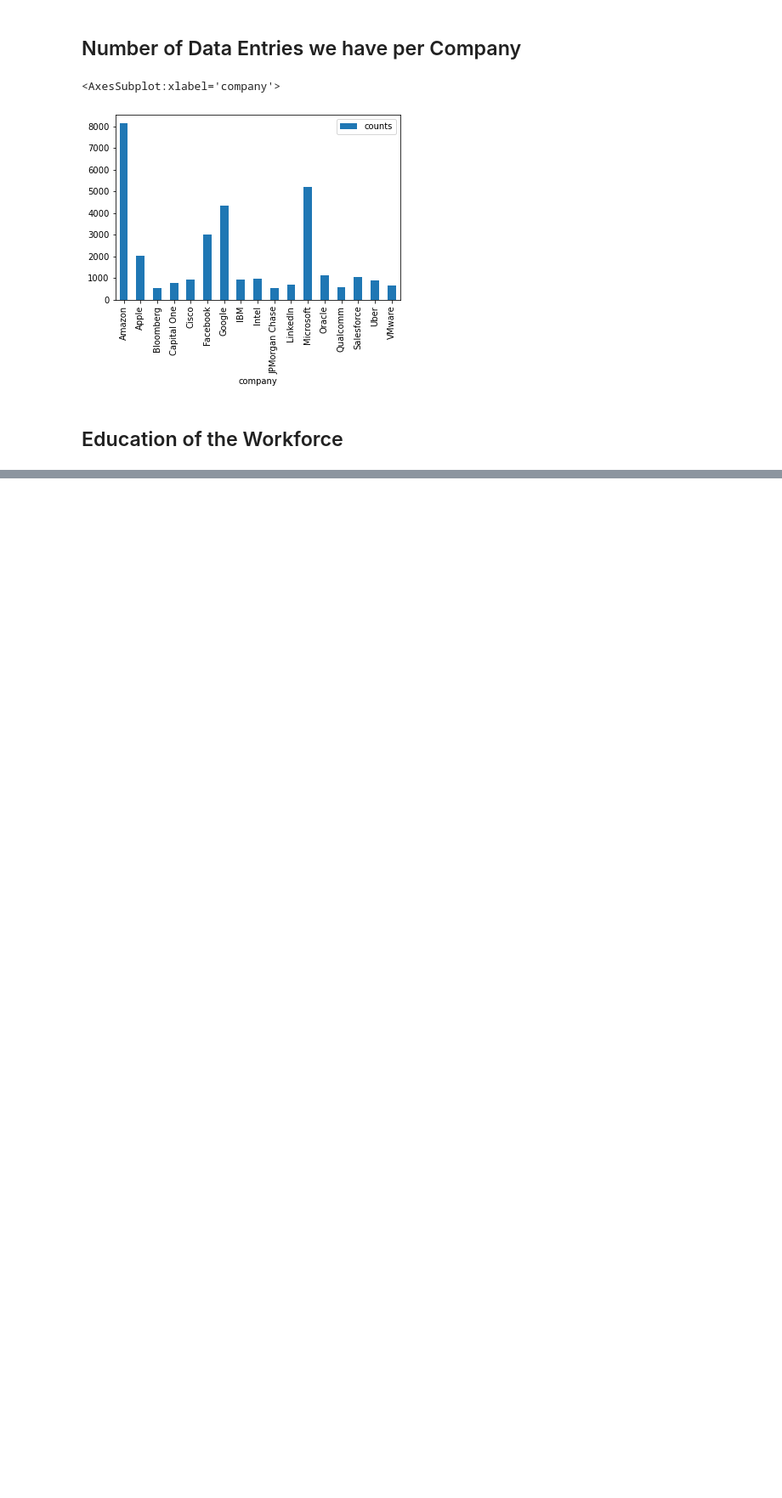
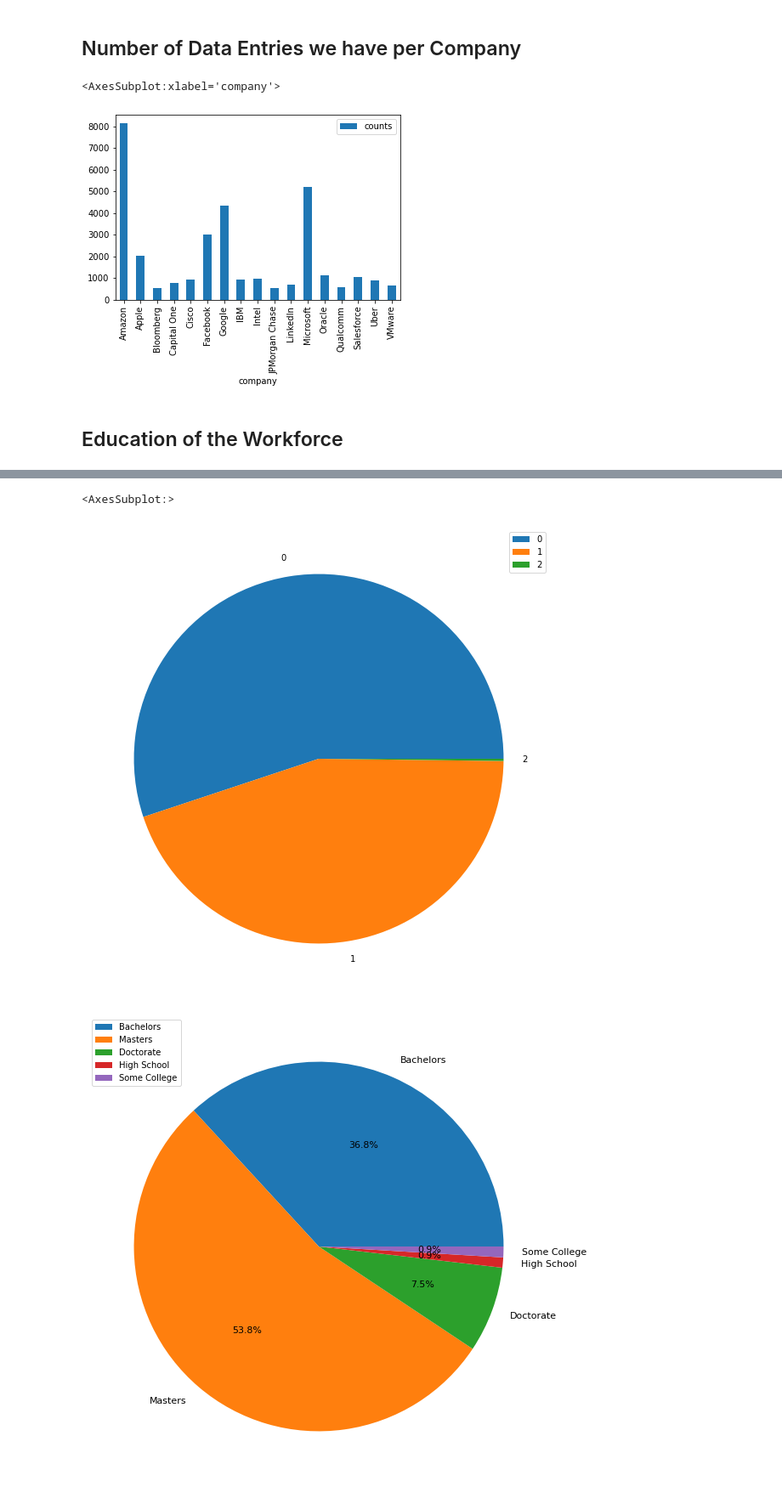
Before and after one commit to ndem002/105-Final-Project, a Jupyter notebook: Untitled.ipynb, the cells around one changed output, grey strips where cells are left out. Shown at 85% size. Drawn from its saved outputs; the diff is of its cells as text; code cells hidden in the pictures; blank space fills up the shorter version.

Commit message:
Analyzed data regarding education / Ready to start answering questions

```diff
--- a/Untitled.ipynb
+++ b/Untitled.ipynb
@@ -159,3 +159,31 @@ statistics_by_company_df.plot.bar(y='counts')
 [figure]
 # %% [markdown]
 ## Education of the Workforce
+# %%
+df["num_degrees"] = df["Bachelors_Degree"] + df["Masters_Degree"] + df["Doctorate_Degree"]
+
+education_pivot_some_college = pd.crosstab(df['num_degrees'], df['Some_College'])
+education_pivot_highschool = pd.crosstab(df['num_degrees'], df['Highschool'])
+
+highschool_sum = df['Highschool'].sum()
+some_college_sum = df['Some_College'].sum()
+doctorate_sum = df['Doctorate_Degree'].sum()
+masters_sum = df['Masters_Degree'].sum()
+bachelors_sum = df['Bachelors_Degree'].sum()
+
+print('Doctorate: ' + str(doctorate_sum) + ' | Masters: ' + str(masters_sum) + ' | Bachelors: ' + str(bachelors_sum), '\n')
+
+education_pivot_some_college['Number of Degrees'] = education_pivot_some_college[0] + education_pivot_some_college[1]
+
+print(education_pivot_some_college, '\n\n', education_pivot_highschool, '\n')
+
+# Seeing if multiple have degrees have been Marked for a significant portion of sample (Not really, refer to second pie chart for more usable data)
+education_pivot_some_college.plot.pie(y='Number of Degrees', ylabel='', figsize=(20, 10))
+
+# Comparing the Highest Education People Received
+data = [['Bachelors', bachelors_sum], ['Masters', masters_sum], ['Doctorate', doctorate_sum], ['High School', highschool_sum], ['Some College', some_college_sum]]
+education_df = pd.DataFrame(data, columns = ['Type of Degree', 'Counts'])
+education_df.set_index('Type of Degree', inplace=True)
+
+education_df.plot.pie(y='Counts', figsize=(20, 10), ylabel='', autopct='%1.1f%%', fontsize=11)
+# %% [output]
@@ -161,0 +203,3 @@ statistics_by_company_df.plot.bar(y='counts')
+<AxesSubplot:>
+[figure, added]
+[figure, added]
```
Also changed, not shown: parts of 2 cells of this notebook.
